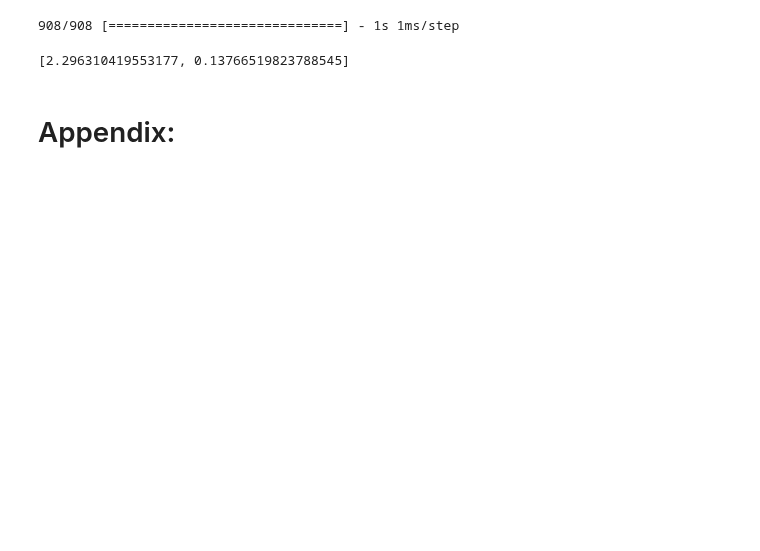
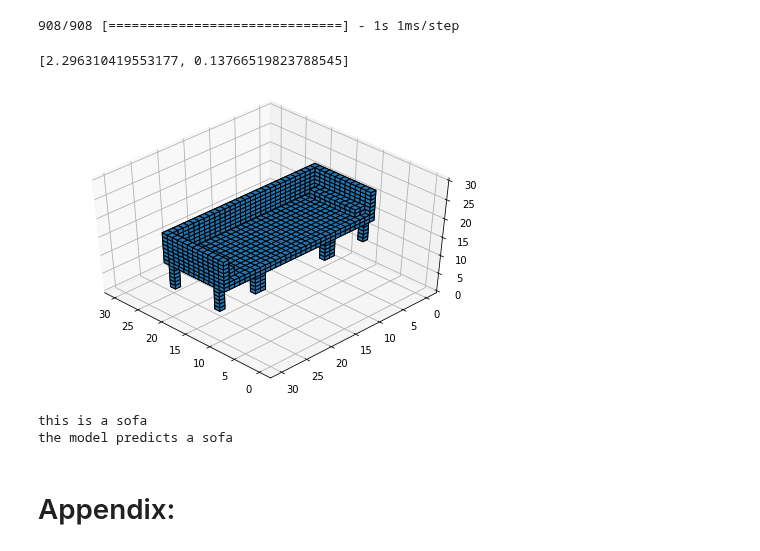
Before and after one commit to Ryanglambert/3d_model_retriever, a Jupyter notebook: EDA.ipynb, the cells around one changed output. Cells and saved outputs as stored; diff of their text form; code cells hidden in the pictures; blank space fills up the shorter version.

```diff
--- a/EDA.ipynb
+++ b/EDA.ipynb
@@ -122,5 +122,6 @@ x_train, y_train, x_val, y_val = stratified_shuffle(x_train, y_train, test_size=
 x_train, y_train = upsample_classes(x_train, y_train)
 y_train = to_categorical(y_train)
 y_test = to_categorical(y_test)
+y_val = to_categorical(y_val)
 # %% [output]
 Using TensorFlow backend.
@@ -128,32 +131,34 @@ Using TensorFlow backend.
 from keras.layers import Conv3D, MaxPooling3D, GlobalAveragePooling3D
 from keras.layers import Dropout, Flatten, Dense
 from keras.models import Sequential
+from keras.optimizers import SGD, RMSprop
 
 
 model = Sequential()
-model.add(Conv3D(10, (7, 7, 7), strides=7,
+model.add(Conv3D(48, 6, strides=2,
                  padding='same',
                  activation='relu',
                  input_shape=(30, 30, 30, 1)))
-model.add(MaxPooling3D((2, 2, 2),
-                        padding='same',
-                        strides=1))
-model.add(Conv3D(10, (2, 2, 2), strides=1,
+model.add(Conv3D(160, 5, strides=2,
                  padding='same',
                  activation='relu'))
-model.add(MaxPooling3D((2, 2, 2),
-                       strides=1,
-                       padding='same'))
-model.add(GlobalAveragePooling3D())
-# model.add(Flatten(input_shape=(20,)))
-model.add(Dense(30, activation='relu'))
+model.add(Conv3D(512, 4, strides=1,
+                 padding='same'))
+model.add(Flatten())
+model.add(Dense(1200, activation='relu'))
+model.add(Dropout(.2))
+model.add(Dense(4000, activation='relu'))
 model.add(Dropout(.2))
 model.add(Dense(10, activation='softmax'))
 
-# ### TODO: Define your architecture.
 
+
+
+optimizer = SGD(lr=0.01, momentum=.7, decay=1e-5, nesterov=True)
 model.summary()
-model.compile('sgd', 'categorical_crossentropy', metrics=['accuracy'])
+model.compile(optimizer,
+              'categorical_crossentropy',
+              metrics=['accuracy'])
 # %% [output]
 _________________________________________________________________
 Layer (type)                 Output Shape              Param #
@@ -182,7 +191,7 @@ model.fit(x_train, y_train,
           epochs=10,
           batch_size=100,
           shuffle=True,
-          validation_split=.25,
+          validation_data=(x_val, y_val),
           callbacks=[TensorBoard(log_dir='./tensor_board.log'), checkpointer])
 
 model.evaluate(x_test, y_test)
@@ -206,2 +224,14 @@ model.evaluate(x_test, y_test)
+# %%
+num = 54
+
+plot_vox(x_test[num].reshape(30, 30, 30))
+print('this is a {}'.format(target_names[np.argmax(y_test[num])]))
+proba = model.predict(x_test[num].reshape(1, 30, 30, 30, 1))
+predicted_name = target_names[np.argmax(proba)]
+print('the model predicts a {}'.format(predicted_name))
+# %% [output]
+[figure, added]
+this is a sofa
+the model predicts a sofa
 # %% [markdown]
 # Appendix:
```
Also changed, not shown: parts of 5 cells of this notebook.
